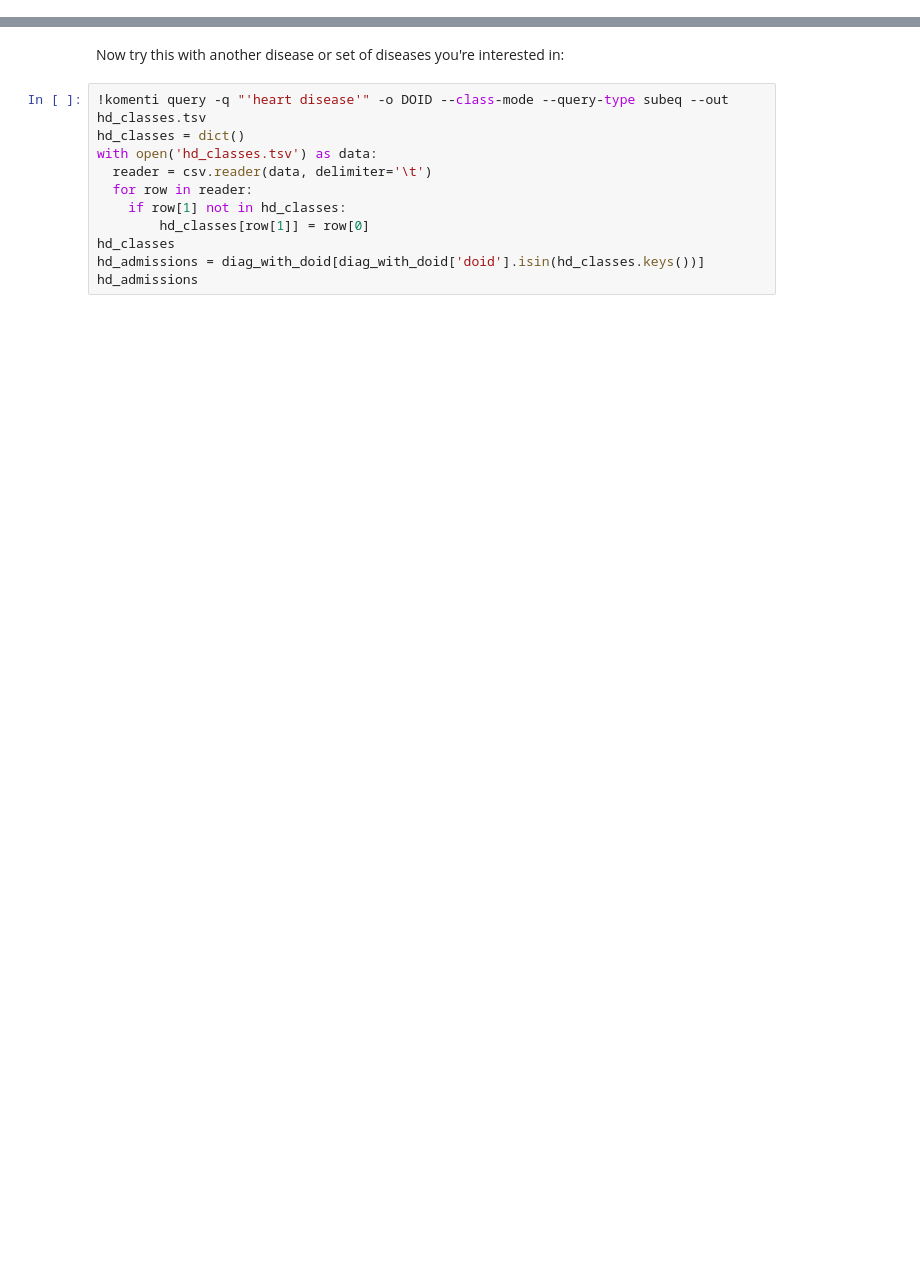
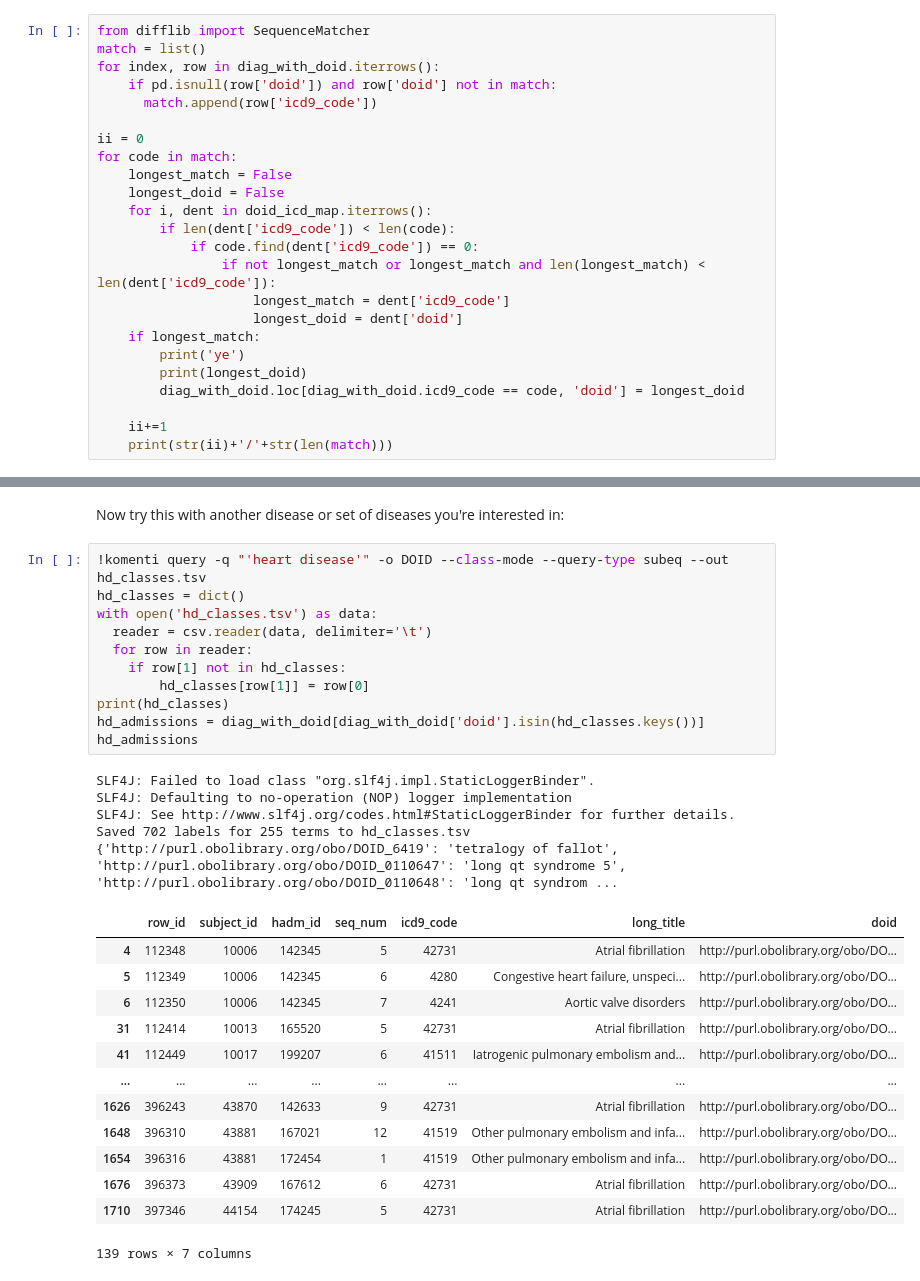
Before and after one commit to reality/CodingOntologiesMSc, a Jupyter notebook: practical.ipynb, the cells around one changed output, grey strips where cells are left out. Drawn from its saved outputs; the diff is of its cells as text; blank space fills up the shorter version.

```diff
--- a/practical.ipynb
+++ b/practical.ipynb
@@ -218,0 +250,24 @@ diag_with_doid
+# %%
+from difflib import SequenceMatcher
+match = list()
+for index, row in diag_with_doid.iterrows():
+    if pd.isnull(row['doid']) and row['doid'] not in match:
+      match.append(row['icd9_code'])
+
+ii = 0
+for code in match:
+    longest_match = False
+    longest_doid = False
+    for i, dent in doid_icd_map.iterrows():
+        if len(dent['icd9_code']) < len(code):
+            if code.find(dent['icd9_code']) == 0:
+                if not longest_match or longest_match and len(longest_match) < len(dent['icd9_code']):
+                    longest_match = dent['icd9_code']
+                    longest_doid = dent['doid']
+    if longest_match:
+        print('ye')
+        print(longest_doid)
+        diag_with_doid.loc[diag_with_doid.icd9_code == code, 'doid'] = longest_doid
+
+    ii+=1
+    print(str(ii)+'/'+str(len(match)))
@@ -271,14 +378,33 @@ Now try this with another disease or set of diseases you're interested in:
 # %%
 !komenti query -q "'heart disease'" -o DOID --class-mode --query-type subeq --out hd_classes.tsv
 hd_classes = dict()
 with open('hd_classes.tsv') as data:
   reader = csv.reader(data, delimiter='\t')
   for row in reader:
     if row[1] not in hd_classes:
         hd_classes[row[1]] = row[0]
-hd_classes
+print(hd_classes)
 hd_admissions = diag_with_doid[diag_with_doid['doid'].isin(hd_classes.keys())]
 hd_admissions
+# %% [output]
+SLF4J: Failed to load class "org.slf4j.impl.StaticLoggerBinder".
+SLF4J: Defaulting to no-operation (NOP) logger implementation
+SLF4J: See http://www.slf4j.org/codes.html#StaticLoggerBinder for further details.
+Saved 702 labels for 255 terms to hd_classes.tsv
+{'http://purl.obolibrary.org/obo/DOID_6419': 'tetralogy of fallot', 'http://purl.obolibrary.org/obo/DOID_0110647': 'long qt syndrome 5', 'http://purl.obolibrary.org/obo/DOID_0110648': 'long qt syndrom ...
+|  | row_id | subject_id | hadm_id | seq_num | icd9_code | long_title | doid |
+| 4 | 112348 | 10006 | 142345 | 5 | 42731 | Atrial fibrillation | http://purl.obolibrary.org/obo/DO... |
+| 5 | 112349 | 10006 | 142345 | 6 | 4280 | Congestive heart failure, unspeci... | http://purl.obolibrary.org/obo/DO... |
+| 6 | 112350 | 10006 | 142345 | 7 | 4241 | Aortic valve disorders | http://purl.obolibrary.org/obo/DO... |
+| 31 | 112414 | 10013 | 165520 | 5 | 42731 | Atrial fibrillation | http://purl.obolibrary.org/obo/DO... |
+| 41 | 112449 | 10017 | 199207 | 6 | 41511 | Iatrogenic pulmonary embolism and... | http://purl.obolibrary.org/obo/DO... |
+| ... | ... | ... | ... | ... | ... | ... | ... |
+| 1626 | 396243 | 43870 | 142633 | 9 | 42731 | Atrial fibrillation | http://purl.obolibrary.org/obo/DO... |
+| 1648 | 396310 | 43881 | 167021 | 12 | 41519 | Other pulmonary embolism and infa... | http://purl.obolibrary.org/obo/DO... |
+| 1654 | 396316 | 43881 | 172454 | 1 | 41519 | Other pulmonary embolism and infa... | http://purl.obolibrary.org/obo/DO... |
+| 1676 | 396373 | 43909 | 167612 | 6 | 42731 | Atrial fibrillation | http://purl.obolibrary.org/obo/DO... |
+| 1710 | 397346 | 44154 | 174245 | 5 | 42731 | Atrial fibrillation | http://purl.obolibrary.org/obo/DO... |
+139 rows × 7 columns
 # %% [markdown]
 # Part two: Semantic analysis and characterisation
 
```
Also changed, not shown: parts of 28 cells of this notebook, 1 other file.
